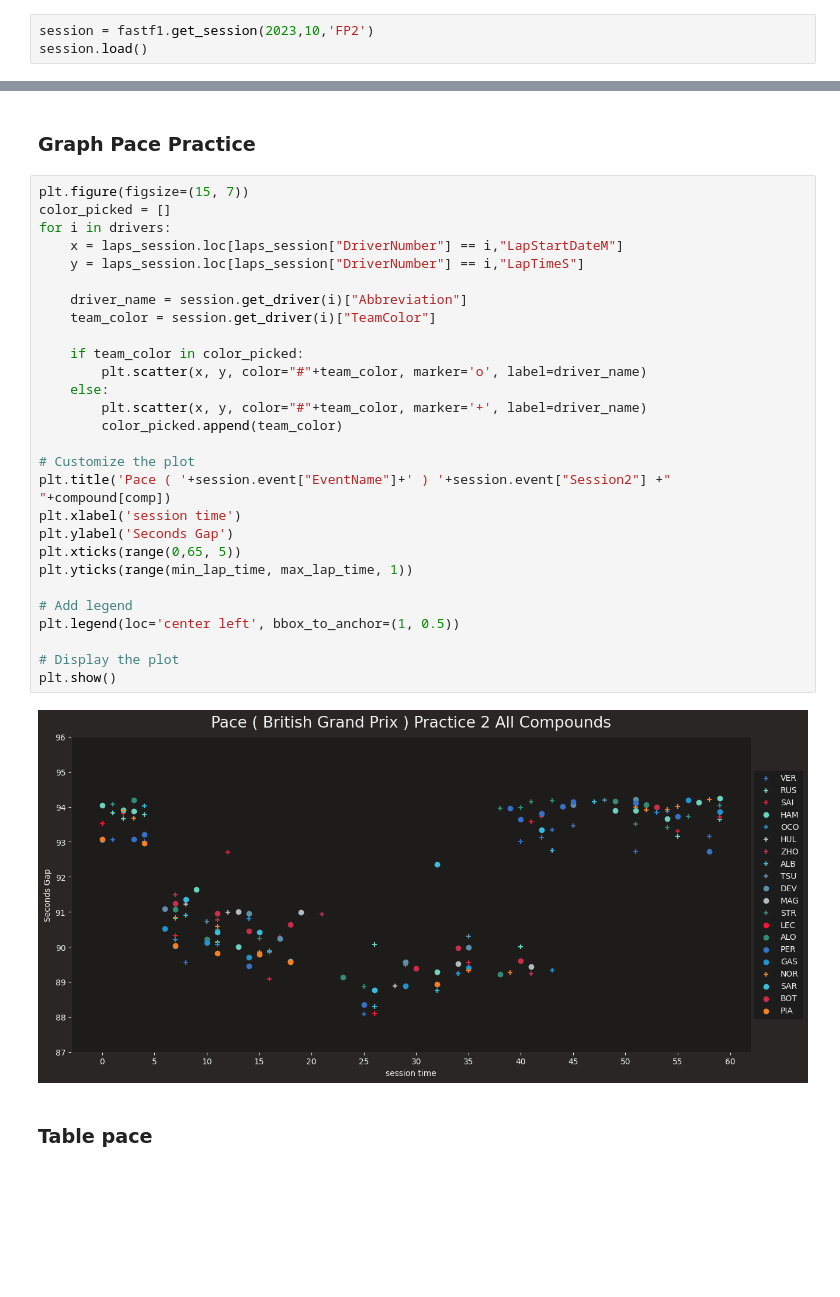
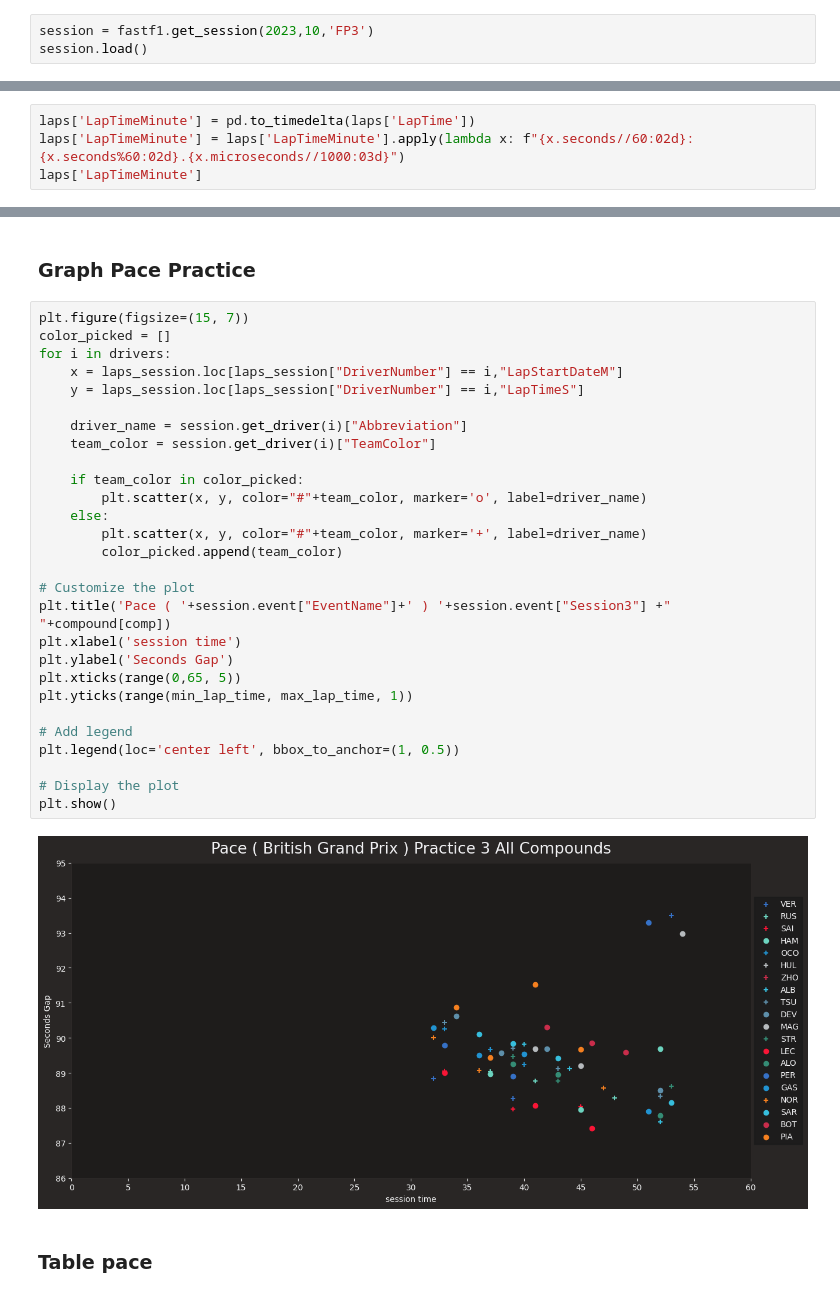
Before and after one commit to RACIM01/F1_Data_Analysing_RCM, a Jupyter notebook: Practice.ipynb, the cells around one changed output, grey strips where cells are left out. Saved outputs shown, nothing was run; the diff lists cells and outputs as text; blank space fills up the shorter version.

```diff
--- a/Practice.ipynb
+++ b/Practice.ipynb
@@ -8,6 +15,6 @@ import matplotlib.pyplot as plt
 # enabling misc_mpl_mods will turn on minor grid lines that clutters the plot
 fastf1.plotting.setup_mpl(mpl_timedelta_support=False, misc_mpl_mods=False)
 # %%
-session = fastf1.get_session(2023,10,'FP2')
+session = fastf1.get_session(2023,10,'FP3')
 session.load()
 # %% [output]
@@ -47,3 +59,7 @@ max_lap = session.laps["LapNumber"].max()+1
 max_lap_time = int(session.laps["LapTime"].dt.total_seconds().max())
 drivers = session.drivers
 comp = 0
+# %%
+laps['LapTimeMinute'] = pd.to_timedelta(laps['LapTime'])
+laps['LapTimeMinute'] = laps['LapTimeMinute'].apply(lambda x: f"{x.seconds//60:02d}:{x.seconds%60:02d}.{x.microseconds//1000:03d}")
+laps['LapTimeMinute']
@@ -75,32 +119,32 @@ min_lap_time = int(laps_session["LapTimeS"].min()-1)
 # %%
 plt.figure(figsize=(15, 7))
 color_picked = []
 for i in drivers:
     x = laps_session.loc[laps_session["DriverNumber"] == i,"LapStartDateM"]
     y = laps_session.loc[laps_session["DriverNumber"] == i,"LapTimeS"]
 
     driver_name = session.get_driver(i)["Abbreviation"]
     team_color = session.get_driver(i)["TeamColor"]
 
     if team_color in color_picked:
         plt.scatter(x, y, color="#"+team_color, marker='o', label=driver_name)
     else:
         plt.scatter(x, y, color="#"+team_color, marker='+', label=driver_name)
         color_picked.append(team_color)
 
 # Customize the plot
-plt.title('Pace ( '+session.event["EventName"]+' ) '+session.event["Session2"] +" "+compound[comp])
+plt.title('Pace ( '+session.event["EventName"]+' ) '+session.event["Session3"] +" "+compound[comp])
 plt.xlabel('session time')
 plt.ylabel('Seconds Gap')
 plt.xticks(range(0,65, 5))
 plt.yticks(range(min_lap_time, max_lap_time, 1))
 
 # Add legend
 plt.legend(loc='center left', bbox_to_anchor=(1, 0.5))
 
 # Display the plot
 plt.show()
 # %% [output]
-[figure, old version]
+[figure, new version]
 # %% [markdown]
 ### Table pace
```
Also changed, not shown: parts of 15 cells of this notebook, 3 other files.
